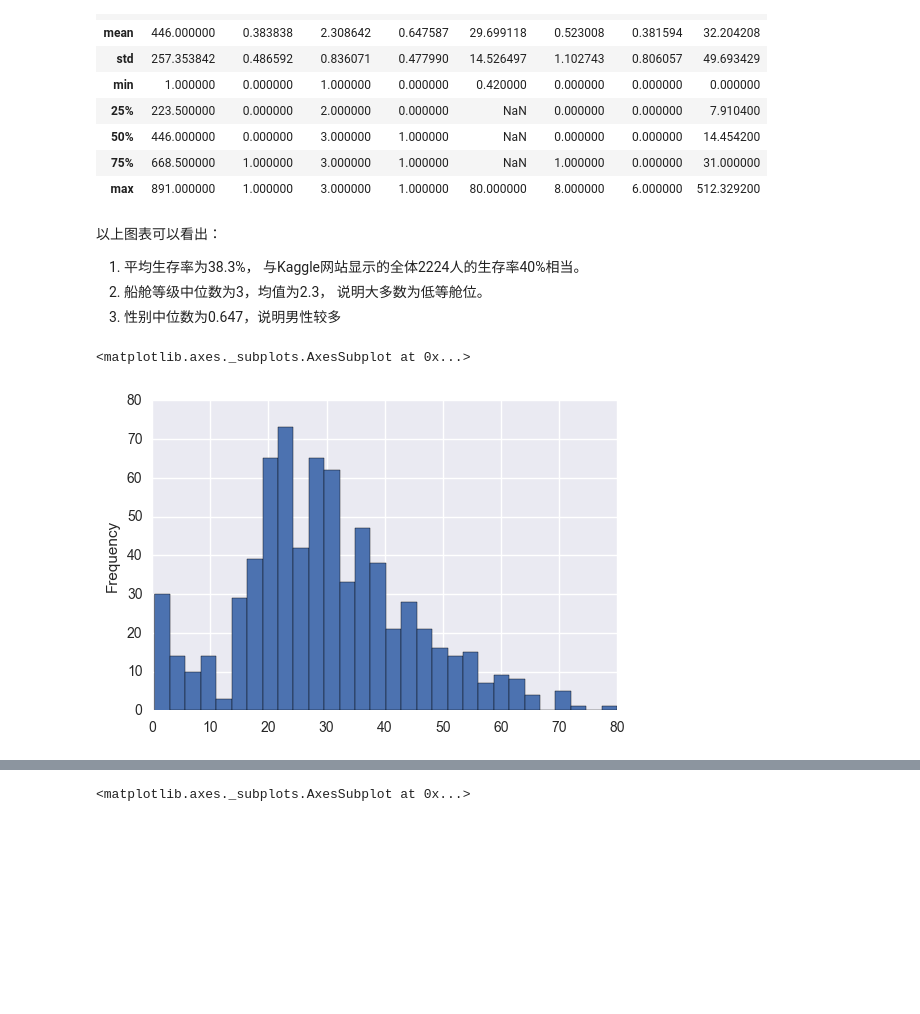
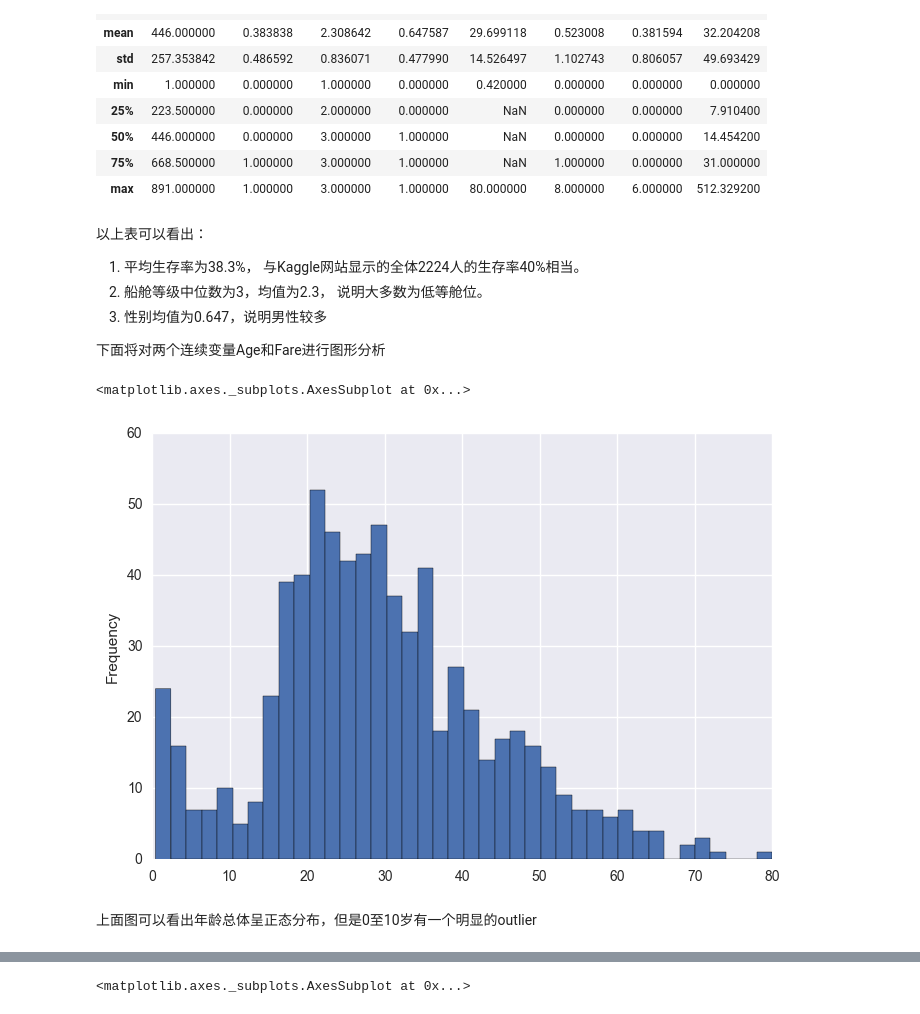
Before and after one commit to frankgrt/Investigate_a_Dataset, a Jupyter notebook: Investigate_titanic_dataset.ipynb, the cells around one changed output, grey strips where cells are left out. Saved outputs shown, nothing was run; the diff lists cells and outputs as text; code cells hidden in the pictures; blank space fills up the shorter version.

```diff
--- a/Investigate_titanic_dataset.ipynb
+++ b/Investigate_titanic_dataset.ipynb
@@ -103,14 +117,18 @@ titanic_df.describe()
 | 75% | 668.500000 | 1.000000 | 3.000000 | 1.000000 | NaN | 1.000000 | 0.000000 | 31.000000 |
 | max | 891.000000 | 1.000000 | 3.000000 | 1.000000 | 80.000000 | 8.000000 | 6.000000 | 512.329200 |
 # %% [markdown]
-以上图表可以看出：
+以上表可以看出：
 1. 平均生存率为38.3%， 与Kaggle网站显示的全体2224人的生存率40%相当。
 2. 船舱等级中位数为3，均值为2.3， 说明大多数为低等舱位。
-3. 性别中位数为0.647，说明男性较多
+3. 性别均值为0.647，说明男性较多
+
+下面将对两个连续变量Age和Fare进行图形分析
 # %%
-titanic_df['Age'].plot.hist(bins = 30)
+titanic_df['Age'].plot.hist(bins = 40)
 # %% [output]
 <matplotlib.axes._subplots.AxesSubplot at 0x...>
-[figure, old version]
+[figure, new version]
+# %% [markdown]
+上面图可以看出年龄总体呈正态分布，但是0至10岁有一个明显的outlier
 # %%
 survived_group = titanic_df.groupby(["Survived"]).get_group(1)
```
Also changed, not shown: parts of 33 cells of this notebook.
